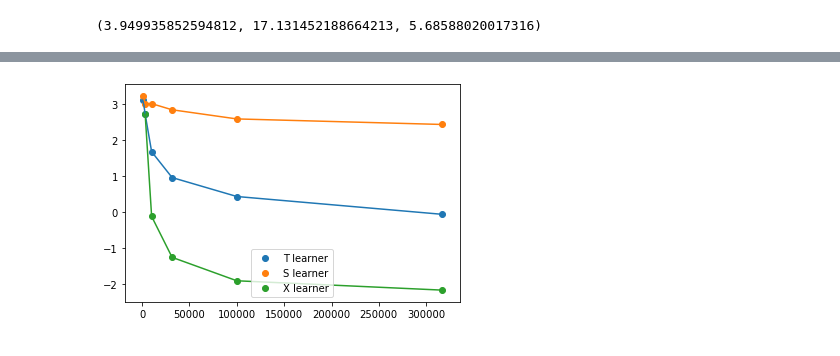
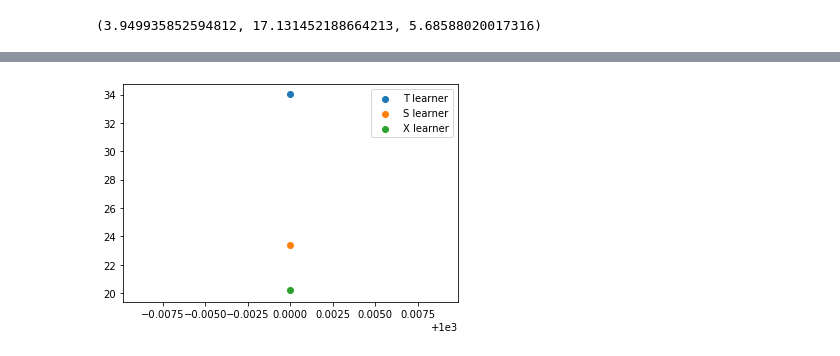
Before and after one commit to JoshBroomberg/Maccabee, a Jupyter notebook: DataGeneration/Notebooks/Kunzel et al - S, T, X and Y learners.ipynb, the cells around one changed output, grey strips where cells are left out. Drawn from its saved outputs; the diff is of its cells as text; code cells hidden in the pictures.

Commit message:
experiment code in Kunzel replication

```diff
--- a/DataGeneration/Notebooks/Kunzel et al - S, T, X and Y learners.ipynb
+++ b/DataGeneration/Notebooks/Kunzel et al - S, T, X and Y learners.ipynb
@@ -465,20 +519,28 @@ def run_experiment(data_gen_func, learner_func, prop_score,
 
     return results
 # %%
-N_obs_levels = np.logspace(3, 5.5, 6).astype(int)
+N_obs_levels = np.logspace(3, 5.5, 12).astype(int)
+N_obs_levels = [1000]
 
-eval_funcs = {
+learner_funcs = {
     "regression_forest": partial(evaluate_scikit_learners, build_reg_forest),
     "MLP": partial(evaluate_scikit_learners, build_mlp),
     "Honest Forest": evaluate_htree_learners
 }
 
-conf = {
-    "data_gen_func": generate_original_data,
-    "learner_func": eval_funcs["Honest Forest"],
+data_funcs = {
+    "original": generate_original_data,
+    "original_normed": generate_original_data_with_normalized_base,
+    "hybrid": generate_hybrid_data
+}
+
+exp_conf = {
+    "data_gen_func": data_funcs["original_normed"],
+    "learner_func": learner_funcs["Honest Forest"],
     "prop_score": 0.01,
     "N_obs_levels": N_obs_levels,
-    "N_trials": 20
+    "N_trials": 1,
+    "N_procs": 1
 }
 
 N_obs_levels
@@ -487,18 +548,0 @@ array([  1000,   3162,  10000,  31622, 100000, 316227])
-# %%
-%%time
-
-
-parallel = False
-if parallel:
-    with Pool(processes=7) as pool:
-        results = run_experiment(
-
-                    exec_pool=pool)
-
-else:
-    results = run_experiment(generate_original_data,
-                             eval_funcs["Honest Forest"],
-                             prop_score=0.01,
-                             N_obs_levels=N_obs_levels,
-                             N_trials=20,
-                             exec_pool=None)
@@ -514,14 +566,15 @@ Wall time: 2h 52min 6s
 # %%
 results = np.array(results)
 names = ["T learner", "S learner", "X learner"]
+N_levels = exp_conf["N_obs_levels"]
 for i, name in enumerate(names):
-    plt.scatter((N_obs_levels), np.log(results[:, i]), label=name)
-    plt.plot((N_obs_levels), np.log(results[:, i]))
+    plt.scatter(N_levels, results[:, i], label=name)
+    plt.plot(N_levels, results[:, i])
 
 plt.legend()
 plt.show()
 # %% [output]
-[figure, old version]
+[figure, new version]
 # %%
 results = np.array(results)
 names = ["T learner", "S learner", "X learner"]
```
Also changed, not shown: parts of 28 cells of this notebook, 4 other files.
